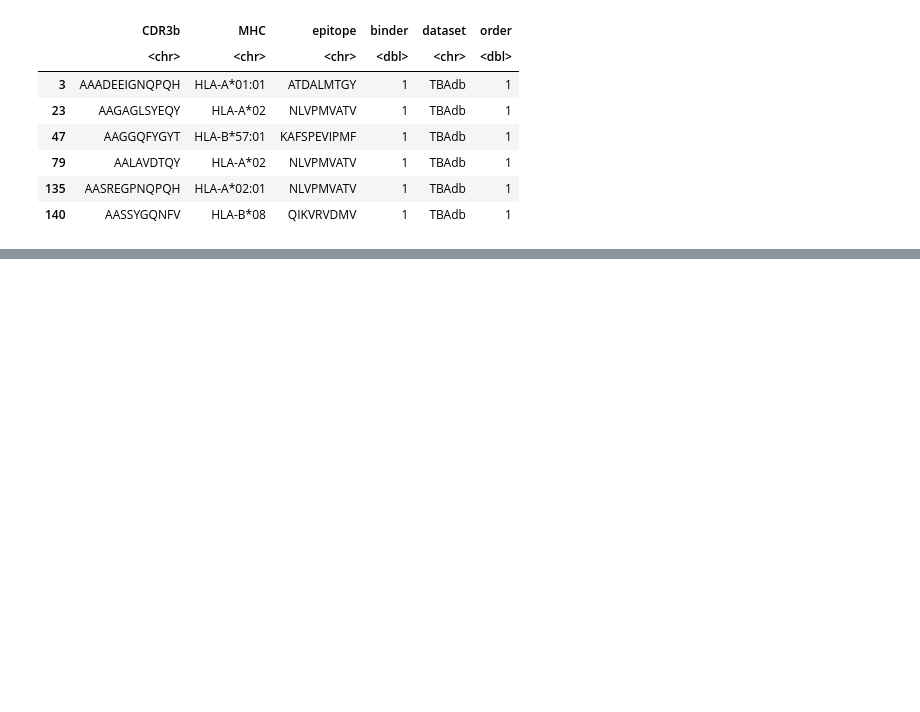
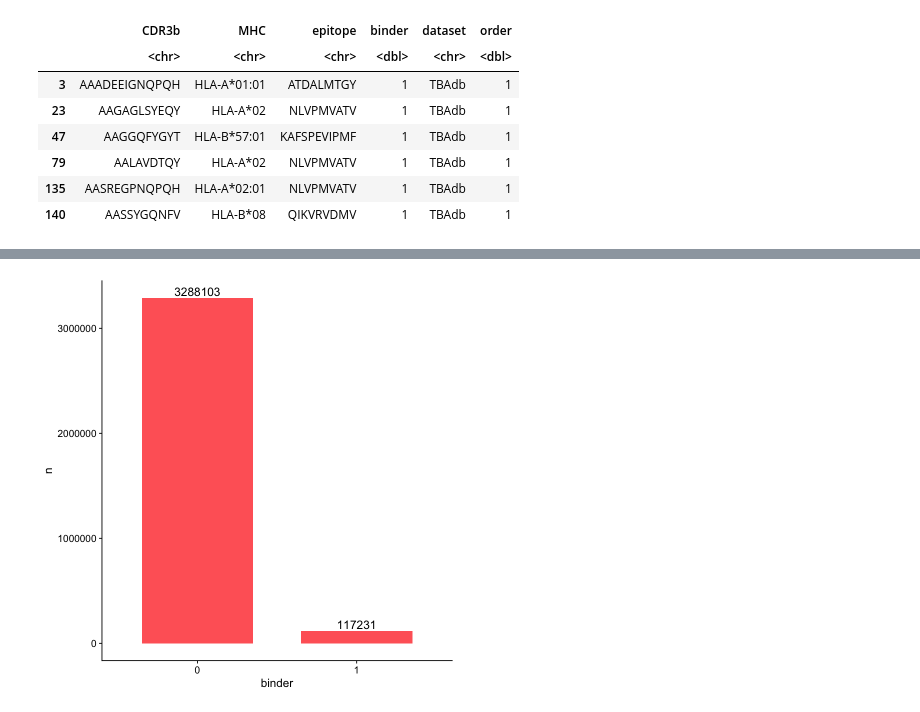
Before and after one commit to nttvy/TCR-datasets, a Jupyter notebook: cross-check.ipynb, the cells around one changed output, grey strips where cells are left out. Saved outputs shown, nothing was run; the diff lists cells and outputs as text; code cells hidden in the pictures; blank space fills up the shorter version.

```diff
--- a/cross-check.ipynb
+++ b/cross-check.ipynb
@@ -447,0 +473,3 @@ table(pos$MHC)
+# %%
+HLA_seq <- readxl::read_excel('HLA.xlsx', sheet = 'HLA-seq')
+head(HLA_seq)
@@ -447,0 +486,3 @@ table(pos$MHC)
+# %%
+dat$MHC <- plyr::mapvalues(dat$HLA, from = HLA_seq$HLA, to = HLA_seq$IMGT)
+head(dat)
@@ -447,0 +499,3 @@ table(pos$MHC)
+# %%
+dat <- dat[!is.na(dat$MHC),]
+dim(dat) # decrease 6662 obs, in which around 5000 obs were from positive set
@@ -447,0 +513,4 @@ table(pos$MHC)
+# %%
+summarize <- dat %>% group_by(binder) %>% summarise(n = n())
+summarize$binder <- as.factor(summarize$binder)
+head(summarize)
@@ -447,0 +527,6 @@ table(pos$MHC)
+# %%
+options(scipen=999)
+ggplot(summarize, aes(y=n, x=binder)) +
+  geom_bar(stat='identity', fill = "#FF6666", width = 0.7) + geom_text(aes(label=n), size = 5, vjust=-0.25) + theme_cowplot()
+# %% [output]
+[figure, added]
```
Also changed, not shown: parts of 19 cells of this notebook, 2 other files.
